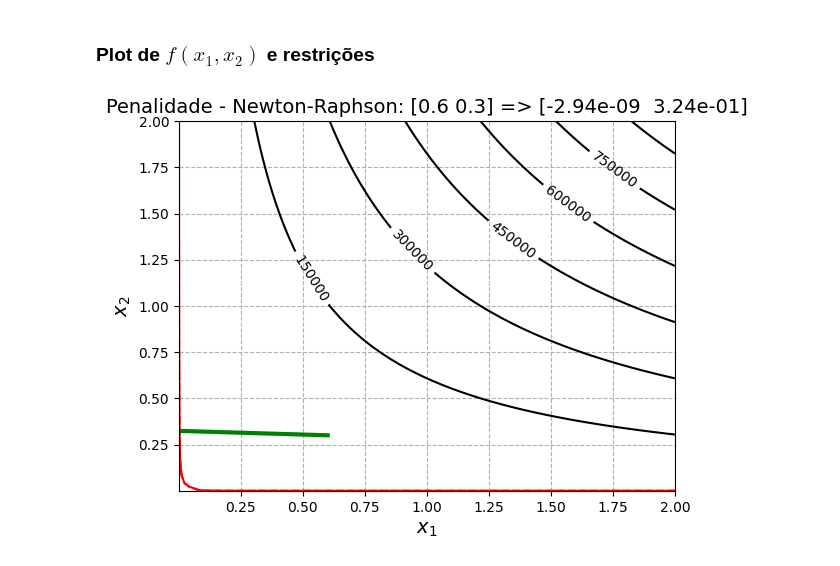
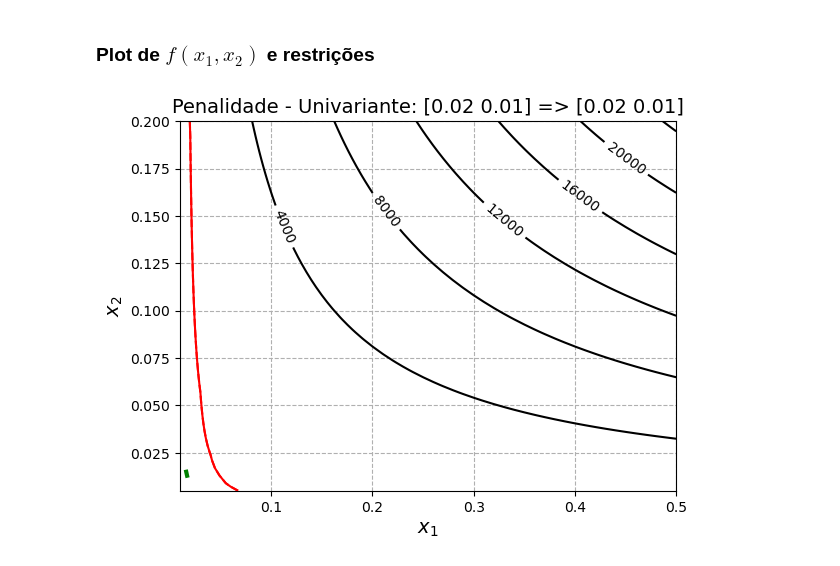
Before and after one commit to gustgs/OtimizacaoMEC2403, a Jupyter notebook: Trabalho2/trabalho2_Prob04_penalidade.ipynb, the cells around one changed output. Cells and saved outputs as stored; diff of their text form; code cells hidden in the pictures.

```diff
--- a/Trabalho2/trabalho2_Prob04_penalidade.ipynb
+++ b/Trabalho2/trabalho2_Prob04_penalidade.ipynb
@@ -10,7 +10,9 @@ import numdifftools as nd
 ### Definição do Ponto Inicial
 # %%
 #exterior
-x = np.array([0.6, 0.3])
+x = np.array([0.016, 0.015])
 
 #interior
 #x = np.array([4., 25.])
+
+print(x)
@@ -34,7 +38,7 @@ elif (metodo_ocr == 2):
 # 4 - Newton-Raphson
 # 5 - Fletcher-Reeves
 # 6 - BFGS
-metodo_osr = 4
+metodo_osr = 1
 
 if (metodo_osr == 1):
     n_met = 'Univariante'
@@ -55,13 +59,13 @@ elif (metodo_osr == 6):
 maxiter = 1000
 
 # tolerancia para convergencia do gradiente na OSR
-tol_conv = 1E-3
+tol_conv = 1E-6
 
 # tolerancia para a busca unidirecional na OSR
 tol_search = 1E-8
 
 # delta alpha do passo constante na OSR
-line_step = 1E-2
+line_step = 1E-5
 
 #epsilon da maquina
 eps = 1E-10
@@ -69,15 +73,15 @@ eps = 1E-10
 #parametros ocr
 if metodo_ocr == 1:
     #penalidade
-    r = 1E+7
+    r = 1E-16
     beta = 10
 elif metodo_ocr == 2:
     #barreira
-    r = 1E+4
+    r = 1.
     beta = 0.1
 
 #tolerancia OCR
-tol = 1E-3
+tol = 5E-4
 
 ctrl_num_osr = [maxiter, tol_conv, tol_search, line_step, eps]
 # %% [markdown]
@@ -299,6 +314,6 @@ def hess_cl8(x):
 # %%
 x1 = np.linspace(0.001,1.2, 1000)
-x2 = np.linspace(0.001,0.24, 1000)
+x2 = np.linspace(0.005,0.24, 1000)
 X1, X2 = np.meshgrid(x1, x2)
 #levellist = [5,15,25,35,45,55,65]
 
@@ -312,8 +327,8 @@ ax.clabel(niveis, inline=1, fontsize=10)
 X3 = cl1([X1,X2])
 plt.contourf(X1, X2, X3, [-1E+11,0], colors='r', alpha=0.2)
 
-# X3 = cl2([X1,X2])
-# ax.contour(X1, X2, X3, [0], colors='g')
+X3 = cl2([X1,X2])
+ax.contour(X1, X2, X3, [0], colors='g')
 
 # X3 = cl3([X1,X2])
 # plt.contour(X1, X2, X3, [0], colors='c')
@@ -485,8 +533,8 @@ plt.show()
 # %% [markdown]
 ### Plot de $f(x_1, x_2)$ e restrições
 # %%
-x1 = np.linspace(0.0000001,2)
-x2 = np.linspace(0.0000001,2)
+x1 = np.linspace(0.01,0.5)
+x2 = np.linspace(0.005,0.2)
 X1, X2 = np.meshgrid(x1, x2)
 levellist = [5,15,25,35,45,55,65]
 
@@ -510,32 +558,32 @@ plt.contour(X1, X2, X3, [-50,0], colors='r')
 
 # X3 = cl2([X1,X2])
 # plt.contour(X1, X2, X3, [0], colors='b')
 
 # X3 = cl3([X1,X2])
 # plt.contour(X1, X2, X3, [0], colors='c')
 
 # # X3 = cl4([X1,X2])
 # # plt.contourf(X1, X2, X3, [-10000, 0], colors='m', alpha=0.15)
 
 # X3 = cl5([X1,X2])
 # plt.contour(X1, X2, X3, [0], colors='y')
 
 # X3 = cl6([X1,X2])
 # plt.contour(X1, X2, X3, [0], colors='brown')
 
 x = []
 y = []
 for P in listP_OCR:
     x.append(P[0])
     y.append(P[1])
 
 ax.plot(x, y, color='g', linewidth='3')
 ax.set_xlabel('$x_1$', fontsize='14')
 ax.set_ylabel('$x_2$', fontsize='14')
-ax.set_ylim(0.0001, 2)
+ax.set_ylim(0.005, 0.2)
 ax.grid(linestyle='--')
 titulo = n_met_ocr + ' - ' + n_met + ': ' + np.array2string(listP_OCR[0], precision = 2, separator=' ') + ' => ' + np.array2string(listP_OCR[-1], precision = 2, separator=' ')
 ax.set_title(titulo, fontsize='14')
 plt.show()
 # %% [output]
-[figure, old version]
+[figure, new version]
```
Also changed, not shown: parts of 8 cells of this notebook, 10 other files.
